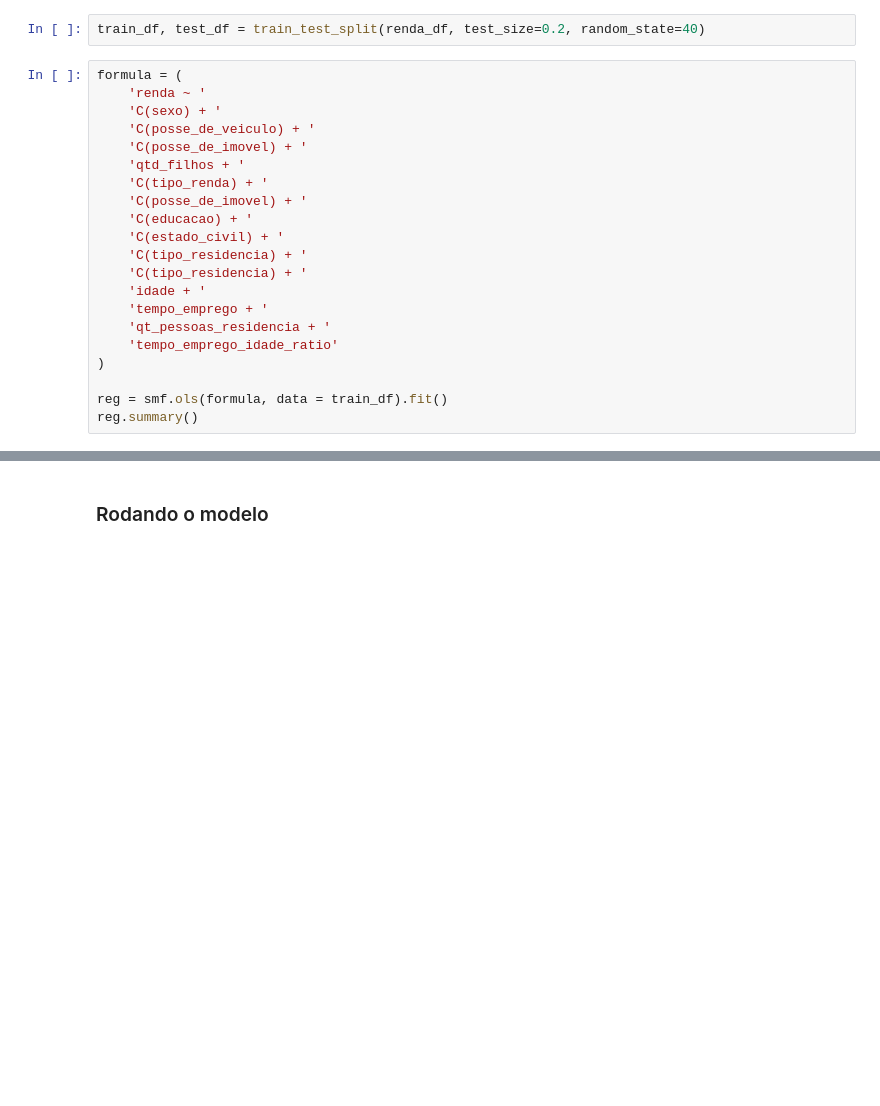
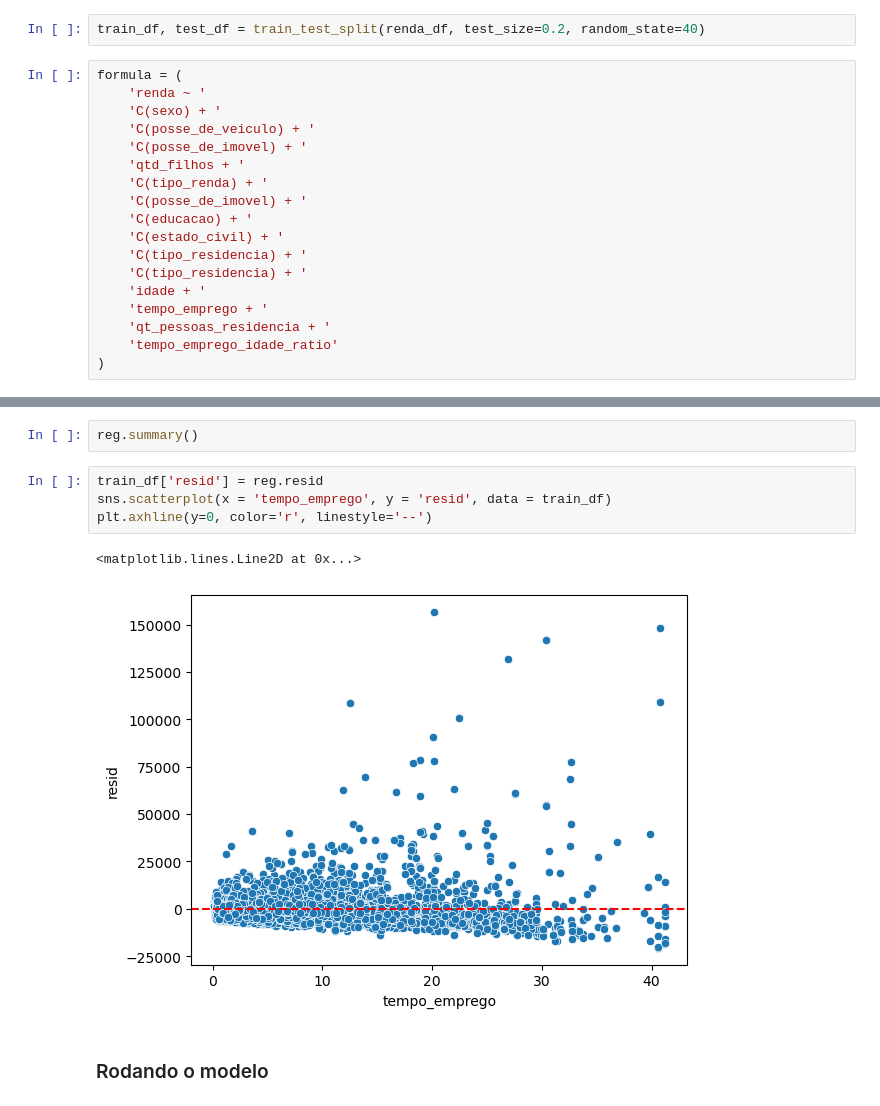
Before and after one commit to PedroHang/Income-Prediction-Model-Project, a Jupyter notebook: income_prediction.ipynb, the cells around one changed output, grey strips where cells are left out. Cells and saved outputs as stored; diff of their text form; blank space fills up the shorter version.

```diff
--- a/income_prediction.ipynb
+++ b/income_prediction.ipynb
@@ -217,6 +219,3 @@ formula = (
     'qt_pessoas_residencia + '
     'tempo_emprego_idade_ratio'
 )
-
-reg = smf.ols(formula, data = train_df).fit()
-reg.summary()
@@ -258,3 +264,12 @@ strong multicollinearity or other numerical problems.
+# %%
+reg.summary()
+# %%
+train_df['resid'] = reg.resid
+sns.scatterplot(x = 'tempo_emprego', y = 'resid', data = train_df)
+plt.axhline(y=0, color='r', linestyle='--')
+# %% [output]
+<matplotlib.lines.Line2D at 0x...>
+[figure, added]
 # %% [markdown]
 ### Rodando o modelo
 # %% [markdown]
```
Also changed, not shown: parts of 5 cells of this notebook.
